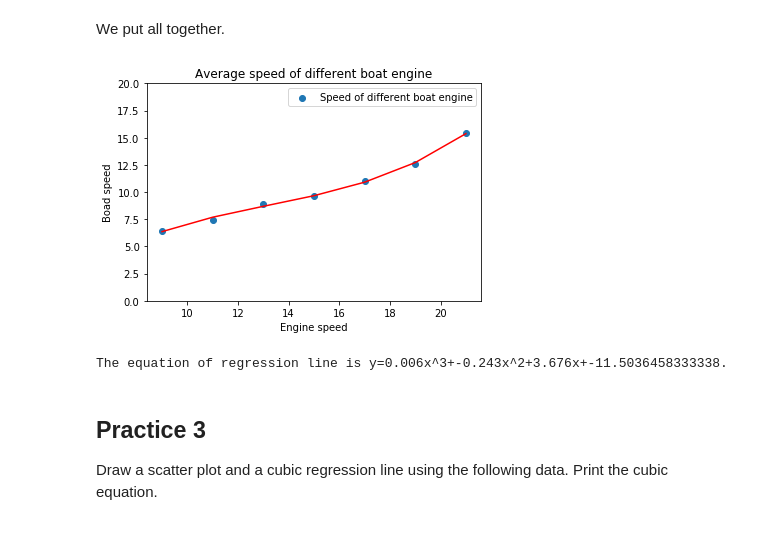
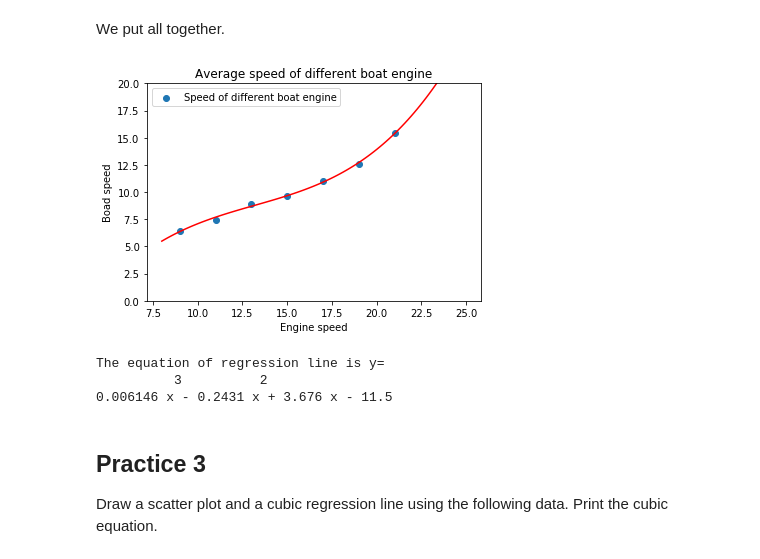
Before and after one commit to shinokada/python-for-ib-diploma-mathematics, a Jupyter notebook: Modelling_functions.ipynb, the cells around one changed output. Cells and saved outputs as stored; diff of their text form; code cells hidden in the pictures.

```diff
--- a/Modelling_functions.ipynb
+++ b/Modelling_functions.ipynb
@@ -365,30 +399,34 @@ We put all together.
 # %%
 import numpy as np
 import matplotlib.pyplot as plt
 %matplotlib inline
 
 engspeed = np.arange(9,23,2)
 avespeed = np.array([6.45,7.44,8.88,9.66,10.98,12.56,15.44])
 
 plt.scatter(engspeed,avespeed,label='Speed of different boat engine')
 
 coef = np.polyfit(engspeed, avespeed, 3)
 equ = np.poly1d(coef)
-y = equ(engspeed)
-plt.plot(engspeed, y,'r-')
+
+x_plot = np.linspace(8,25,100)
+y_plot = equ(x_plot)
+plt.plot(x_plot, y_plot, color='r')
 
 plt.title("Average speed of different boat engine")
 plt.xlabel('Engine speed')
 plt.ylabel('Boad speed')
 plt.ylim(0,20)
 plt.legend()
 plt.show()
 
-a, b, c, d = coef
-print(f'The equation of regression line is y={a:.3f}x^3+{b:.3f}x^2+{c:.3f}x+{d}.')
+print(f'The equation of regression line is y=')
+print(equ)
 # %% [output]
-[figure, old version]
+[figure, new version]
-The equation of regression line is y=0.006x^3+-0.243x^2+3.676x+-11.5036458333338.
+The equation of regression line is y=
+          3          2
+0.006146 x - 0.2431 x + 3.676 x - 11.5
 # %% [markdown]
 ## Practice 3
 
```
Also changed, not shown: parts of 13 cells of this notebook.
